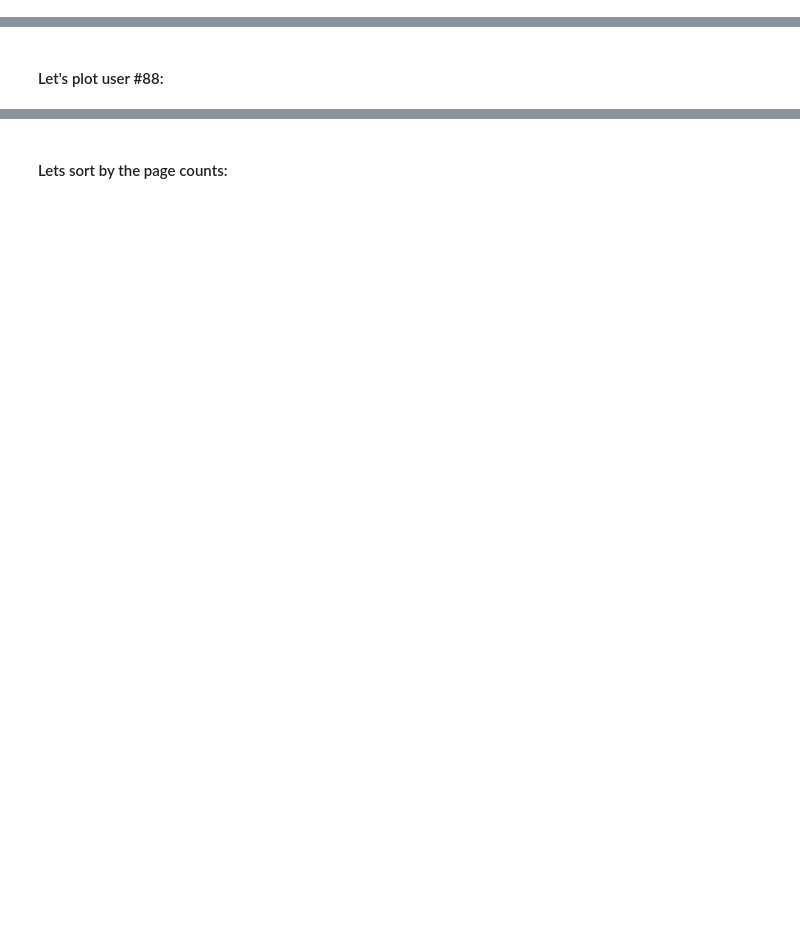
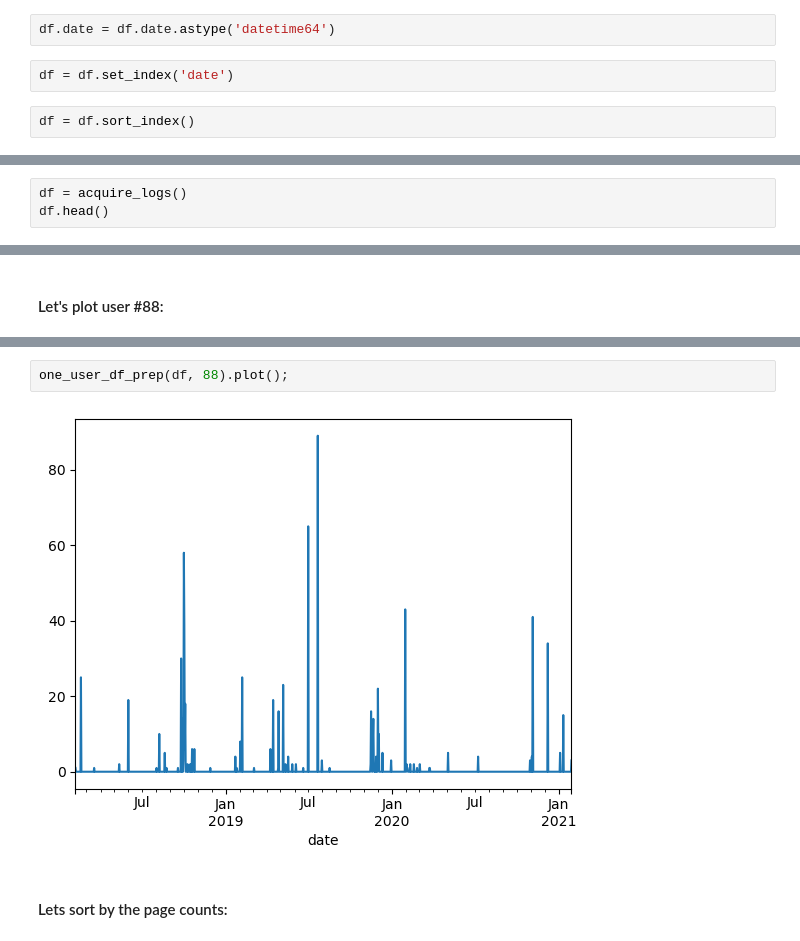
Before and after one commit to CodeupClassroom/pagel-anomaly-detection, a Jupyter notebook: ad_timeseries_lesson.ipynb, the cells around one changed output, grey strips where cells are left out. Cells and saved outputs as stored; diff of their text form; blank space fills up the shorter version.

```diff
--- a/ad_timeseries_lesson.ipynb
+++ b/ad_timeseries_lesson.ipynb
@@ -48,3 +74,9 @@ just like we would for time series analysis!
+# %%
+df.date = df.date.astype('datetime64')
+# %%
+df = df.set_index('date')
+# %%
+df = df.sort_index()
 # %% [markdown]
 No need to split because we are not modeling, we are using statistics to identify low probability cases.
 # %% [markdown]
@@ -239,3 +467,6 @@ def find_anomalies(df, user, span, weight, plot=False):
     return my_df[my_df.pct_b>1]
 # %% [markdown]
 # Using our functions:
+# %%
+df = acquire_logs()
+df.head()
@@ -258,2 +565,6 @@ k = 3.5
+# %%
+one_user_df_prep(df, 88).plot();
+# %% [output]
+[figure, added]
 # %% [markdown]
 #### Lets sort by the page counts:
```
Also changed, not shown: parts of 37 cells of this notebook.
